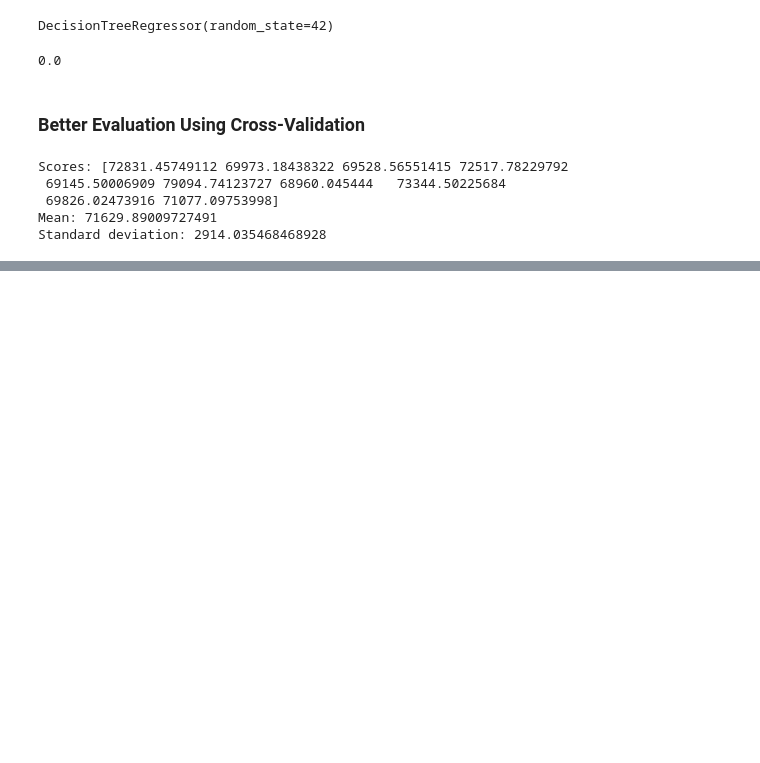
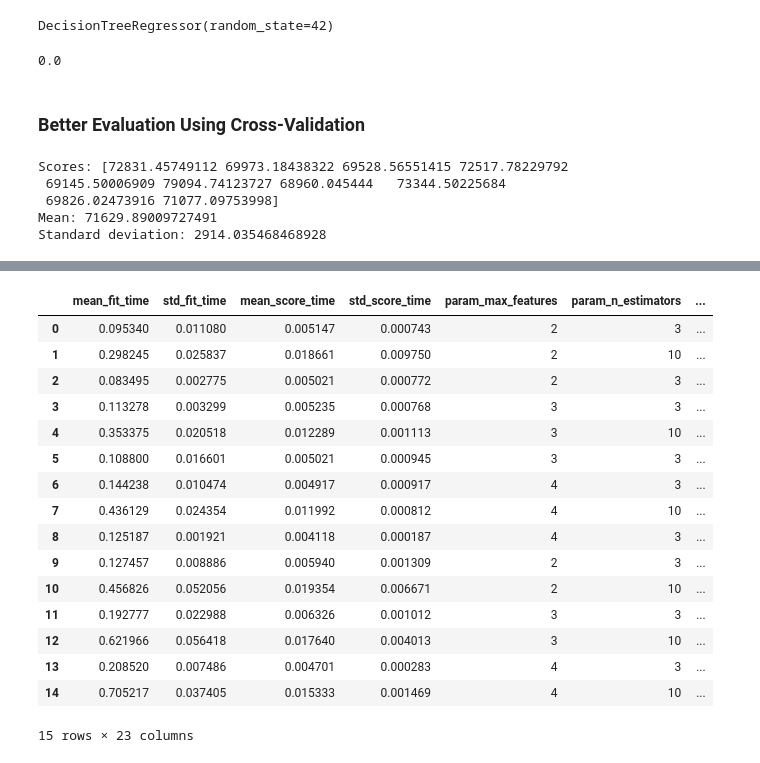
Before and after one commit to denotevn/To-master-machine-learning, a Jupyter notebook: housing_price_projects.ipynb, the cells around one changed output, grey strips where cells are left out. Drawn from its saved outputs; the diff is of its cells as text; code cells hidden in the pictures; blank space fills up the shorter version.

```diff
--- a/housing_price_projects.ipynb
+++ b/housing_price_projects.ipynb
@@ -813,6 +812,6 @@ Standard deviation: 2880.3282098180694
 # %%
 from sklearn.ensemble import RandomForestRegressor
-forest_rg = RandomForestRegressor(n_estimators=1000, random_state= 42)
+forest_rg = RandomForestRegressor(n_estimators=100, random_state= 42)
 forest_rg.fit(housing_prepared, housing_labels)
 forest_scores = cross_val_score(forest_rg, housing_prepared, housing_labels,
                 scoring= "neg_mean_squared_error", cv=10)
@@ -822,0 +842,10 @@ pd.Series(np.sqrt(-scores)).describe()
+# %%
+from sklearn.model_selection import GridSearchCV
+param_grid = [{'n_estimators':[3,10,3], 'max_features':[2,3,4]},
+              {'bootstrap':[False], 'n_estimators':[3,10], 'max_features':[2,3,4]},
+]
+forest_rg = RandomForestRegressor(random_state = 42)
+grid_search = GridSearchCV(forest_rg, param_grid,cv = 5,
+                          scoring= 'neg_mean_squared_error',
+                           return_train_score= True)
+grid_search.fit(housing_prepared, housing_labels)
@@ -822,0 +888,20 @@ pd.Series(np.sqrt(-scores)).describe()
+# %%
+pd.DataFrame(grid_search.cv_results_)
+# %% [output]
+|  | mean_fit_time | std_fit_time | mean_score_time | std_score_time | param_max_features | param_n_estimators | ... |
+| 0 | 0.095340 | 0.011080 | 0.005147 | 0.000743 | 2 | 3 | ... |
+| 1 | 0.298245 | 0.025837 | 0.018661 | 0.009750 | 2 | 10 | ... |
+| 2 | 0.083495 | 0.002775 | 0.005021 | 0.000772 | 2 | 3 | ... |
+| 3 | 0.113278 | 0.003299 | 0.005235 | 0.000768 | 3 | 3 | ... |
+| 4 | 0.353375 | 0.020518 | 0.012289 | 0.001113 | 3 | 10 | ... |
+| 5 | 0.108800 | 0.016601 | 0.005021 | 0.000945 | 3 | 3 | ... |
+| 6 | 0.144238 | 0.010474 | 0.004917 | 0.000917 | 4 | 3 | ... |
+| 7 | 0.436129 | 0.024354 | 0.011992 | 0.000812 | 4 | 10 | ... |
+| 8 | 0.125187 | 0.001921 | 0.004118 | 0.000187 | 4 | 3 | ... |
+| 9 | 0.127457 | 0.008886 | 0.005940 | 0.001309 | 2 | 3 | ... |
+| 10 | 0.456826 | 0.052056 | 0.019354 | 0.006671 | 2 | 10 | ... |
+| 11 | 0.192777 | 0.022988 | 0.006326 | 0.001012 | 3 | 3 | ... |
+| 12 | 0.621966 | 0.056418 | 0.017640 | 0.004013 | 3 | 10 | ... |
+| 13 | 0.208520 | 0.007486 | 0.004701 | 0.000283 | 4 | 3 | ... |
+| 14 | 0.705217 | 0.037405 | 0.015333 | 0.001469 | 4 | 10 | ... |
+15 rows × 23 columns
```
Also changed, not shown: parts of 13 cells of this notebook.
